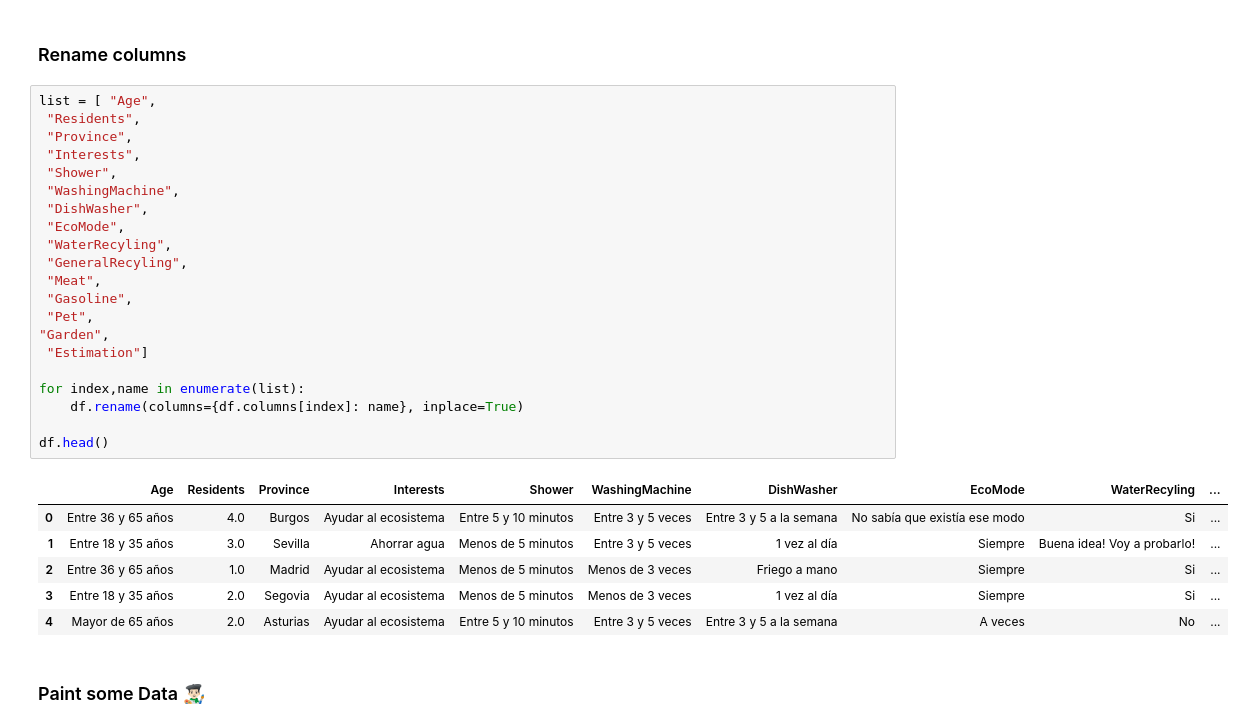
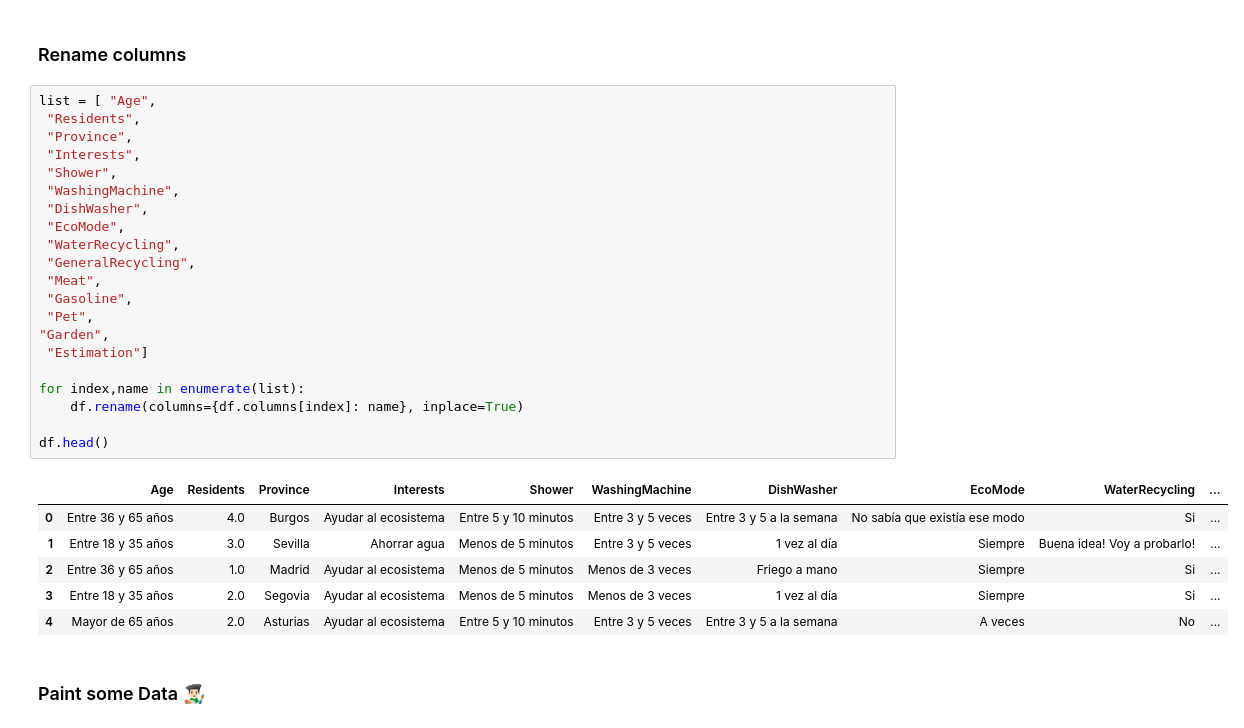
Before and after one commit to IgnacioGB1990/Data_Desafio, a Jupyter notebook: Cleaning/EDA_IGB.ipynb, the cells around one changed output. Drawn from its saved outputs; the diff is of its cells as text.

```diff
--- a/Cleaning/EDA_IGB.ipynb
+++ b/Cleaning/EDA_IGB.ipynb
@@ -75,26 +75,26 @@ We do not now yet.
 # %%
 list = [ "Age",
  "Residents",
  "Province",
  "Interests",
  "Shower",
  "WashingMachine",
  "DishWasher",
  "EcoMode",
- "WaterRecyling",
- "GeneralRecyling",
+ "WaterRecycling",
+ "GeneralRecycling",
  "Meat",
  "Gasoline",
  "Pet",
 "Garden",
  "Estimation"]
 
 for index,name in enumerate(list):
     df.rename(columns={df.columns[index]: name}, inplace=True)
 
 df.head()
 # %% [output]
-|  | Age | Residents | Province | Interests | Shower | WashingMachine | DishWasher | EcoMode | WaterRecyling | ... |
+|  | Age | Residents | Province | Interests | Shower | WashingMachine | DishWasher | EcoMode | WaterRecycling | ... |
 | 0 | Entre 36 y 65 años | 4.0 | Burgos | Ayudar al ecosistema | Entre 5 y 10 minutos | Entre 3 y 5 veces | Entre 3 y 5 a la semana | No sabía que existía ese modo | Si | ... |
 | 1 | Entre 18 y 35 años | 3.0 | Sevilla | Ahorrar agua | Menos de 5 minutos | Entre 3 y 5 veces | 1 vez al día | Siempre | Buena idea! Voy a probarlo! | ... |
 | 2 | Entre 36 y 65 años | 1.0 | Madrid | Ayudar al ecosistema | Menos de 5 minutos | Menos de 3 veces | Friego a mano | Siempre | Si | ... |
```
Also changed, not shown: parts of 17 cells of this notebook, 5 other files.
